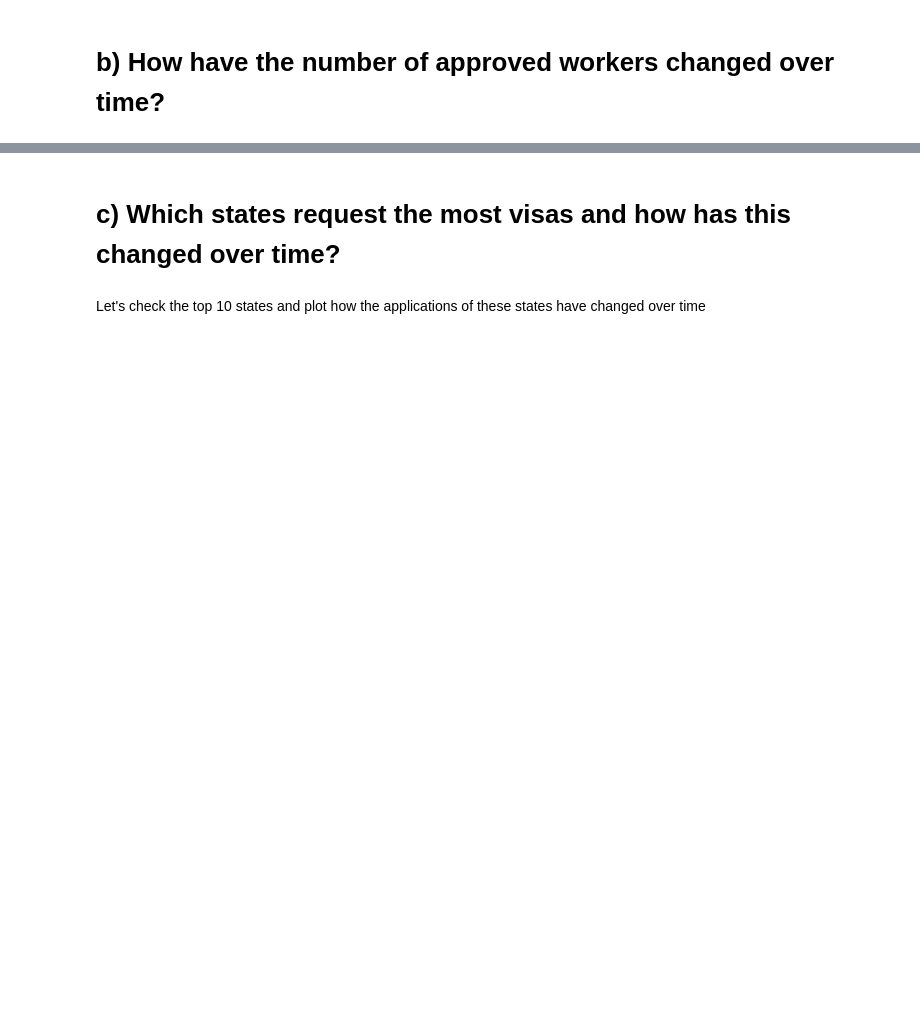
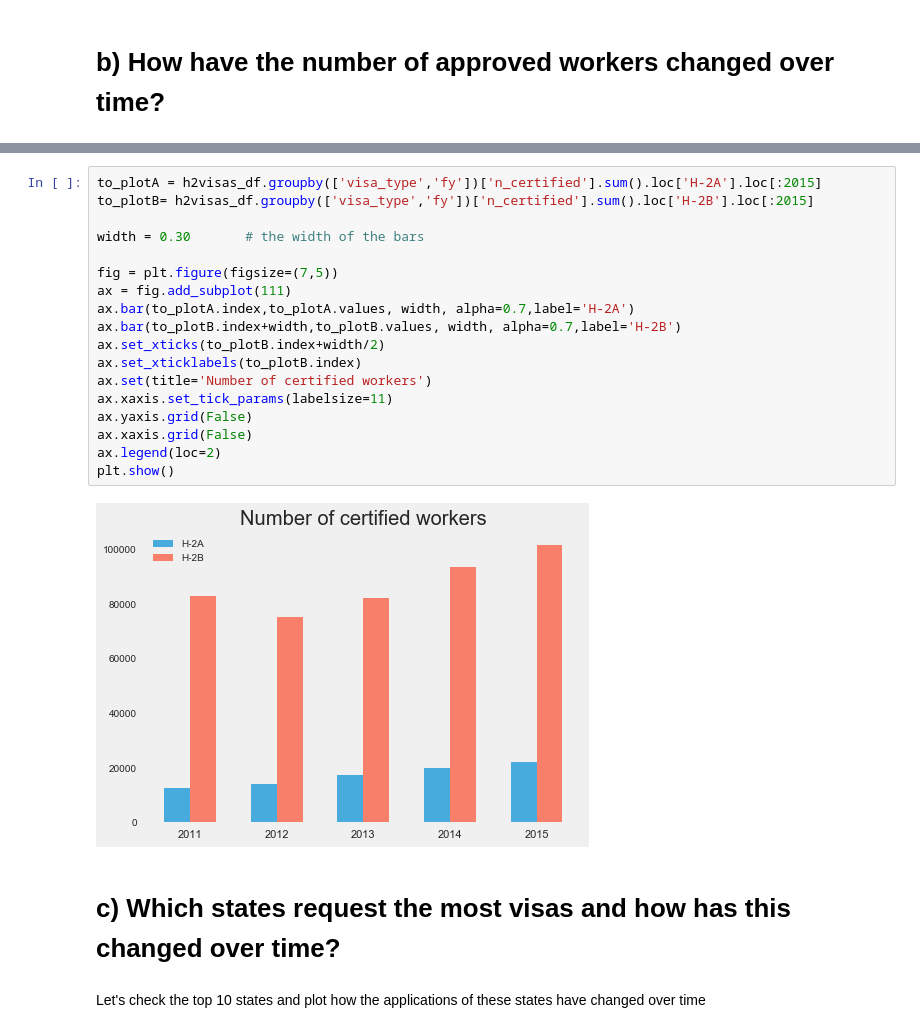
Before and after one commit to nachocarracedo/portfolio, a Jupyter notebook: H2_Visas/h2_visas_analysis.ipynb, the cells around one changed output, grey strips where cells are left out. Saved outputs shown, nothing was run; the diff lists cells and outputs as text; blank space fills up the shorter version.

Commit message:
visas

```diff
--- a/H2_Visas/h2_visas_analysis.ipynb
+++ b/H2_Visas/h2_visas_analysis.ipynb
@@ -962,3 +945,23 @@ plt.show()
+# %%
+to_plotA = h2visas_df.groupby(['visa_type','fy'])['n_certified'].sum().loc['H-2A'].loc[:2015]
+to_plotB= h2visas_df.groupby(['visa_type','fy'])['n_certified'].sum().loc['H-2B'].loc[:2015]
+
+width = 0.30       # the width of the bars
+
+fig = plt.figure(figsize=(7,5))
+ax = fig.add_subplot(111)
+ax.bar(to_plotA.index,to_plotA.values, width, alpha=0.7,label='H-2A')
+ax.bar(to_plotB.index+width,to_plotB.values, width, alpha=0.7,label='H-2B')
+ax.set_xticks(to_plotB.index+width/2)
+ax.set_xticklabels(to_plotB.index)
+ax.set(title='Number of certified workers')
+ax.xaxis.set_tick_params(labelsize=11)
+ax.yaxis.grid(False)
+ax.xaxis.grid(False)
+ax.legend(loc=2)
+plt.show()
+# %% [output]
+[figure, added]
 # %% [markdown]
 # c) Which states request the most visas and how has this changed over time?
 # %% [markdown]
```
Also changed, not shown: parts of 34 cells of this notebook, 2 other files.
